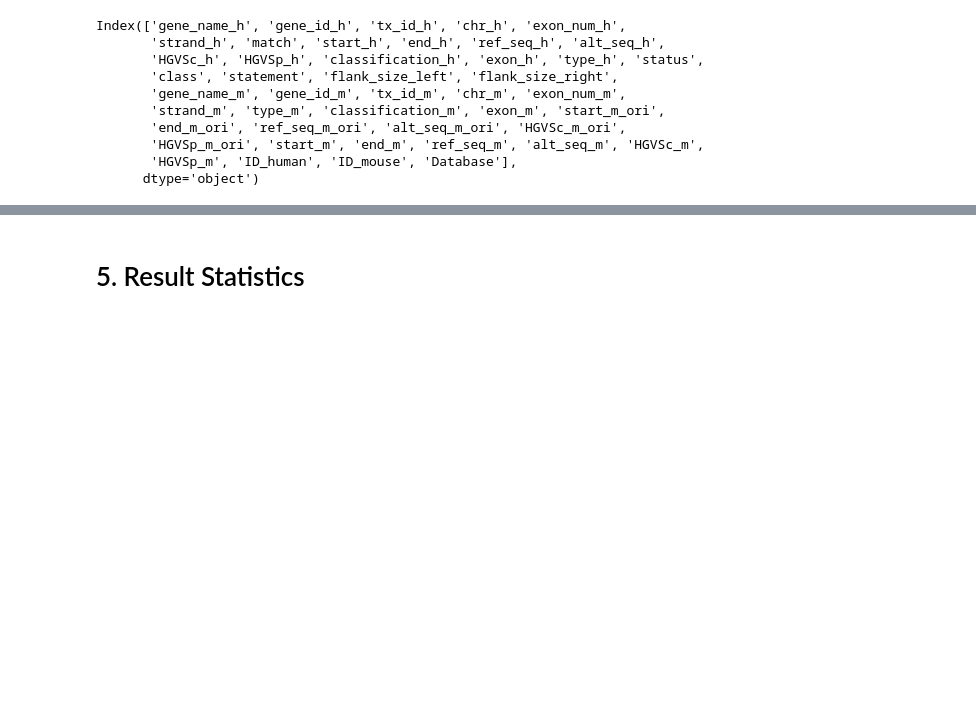
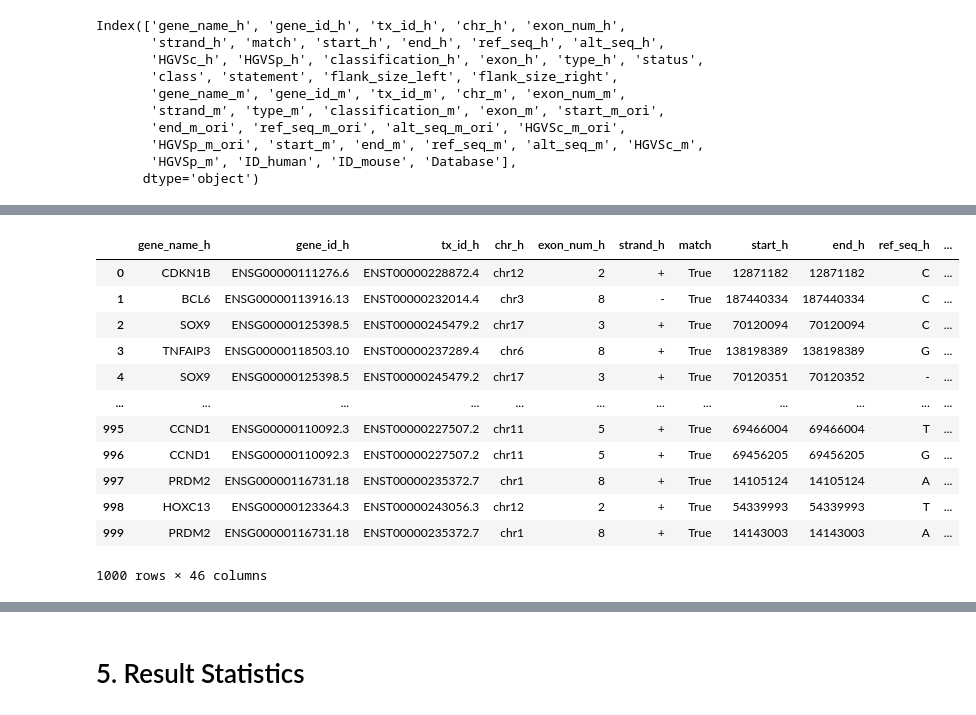
Before and after one commit to kexindon/h2m-public, a Jupyter notebook: manuscript-analysis/2_murine_mutation_database/2_murine_mutation_database.ipynb, the cells around one changed output, grey strips where cells are left out. Saved outputs shown, nothing was run; the diff lists cells and outputs as text; code cells hidden in the pictures; blank space fills up the shorter version.

```diff
--- a/manuscript-analysis/2_murine_mutation_database/2_murine_mutation_database.ipynb
+++ b/manuscript-analysis/2_murine_mutation_database/2_murine_mutation_database.ipynb
@@ -881,0 +898,28 @@ df.to_csv(f'{path}db_1_sample_1000.csv', index=False)
+# %%
+list_of_gene = list(df['tx_id_h'].unique())
+list_chr = []
+for x in list_of_gene:
+    try:
+        chr = str(db_h[x].chrom)[3:]
+    except:
+        chr = None
+    list_chr.append(chr)
+dict_of_chr = dict(zip(list_of_gene, list_chr))
+# %%
+df['chr'] = [dict_of_chr[x] for x in df['tx_id_h']]
+# %%
+df
+# %% [output]
+|  | gene_name_h | gene_id_h | tx_id_h | chr_h | exon_num_h | strand_h | match | start_h | end_h | ref_seq_h | ... |
+| 0 | CDKN1B | ENSG00000111276.6 | ENST00000228872.4 | chr12 | 2 | + | True | 12871182 | 12871182 | C | ... |
+| 1 | BCL6 | ENSG00000113916.13 | ENST00000232014.4 | chr3 | 8 | - | True | 187440334 | 187440334 | C | ... |
+| 2 | SOX9 | ENSG00000125398.5 | ENST00000245479.2 | chr17 | 3 | + | True | 70120094 | 70120094 | C | ... |
+| 3 | TNFAIP3 | ENSG00000118503.10 | ENST00000237289.4 | chr6 | 8 | + | True | 138198389 | 138198389 | G | ... |
+| 4 | SOX9 | ENSG00000125398.5 | ENST00000245479.2 | chr17 | 3 | + | True | 70120351 | 70120352 | - | ... |
+| ... | ... | ... | ... | ... | ... | ... | ... | ... | ... | ... | ... |
+| 995 | CCND1 | ENSG00000110092.3 | ENST00000227507.2 | chr11 | 5 | + | True | 69466004 | 69466004 | T | ... |
+| 996 | CCND1 | ENSG00000110092.3 | ENST00000227507.2 | chr11 | 5 | + | True | 69456205 | 69456205 | G | ... |
+| 997 | PRDM2 | ENSG00000116731.18 | ENST00000235372.7 | chr1 | 8 | + | True | 14105124 | 14105124 | A | ... |
+| 998 | HOXC13 | ENSG00000123364.3 | ENST00000243056.3 | chr12 | 2 | + | True | 54339993 | 54339993 | T | ... |
+| 999 | PRDM2 | ENSG00000116731.18 | ENST00000235372.7 | chr1 | 8 | + | True | 14143003 | 14143003 | A | ... |
+1000 rows × 46 columns
```
Also changed, not shown: parts of 8 cells of this notebook, 7 other files.
